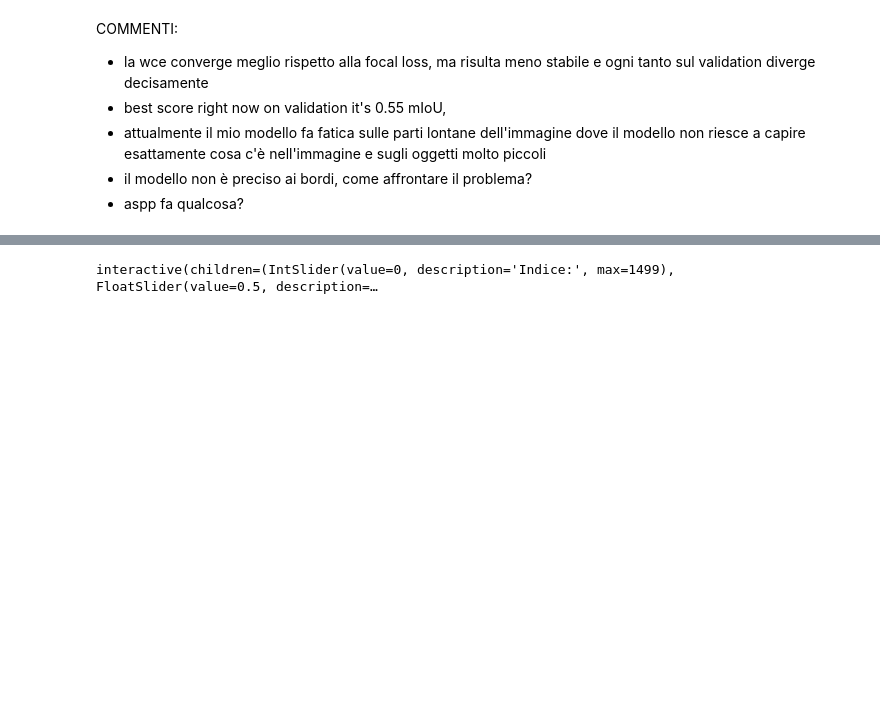
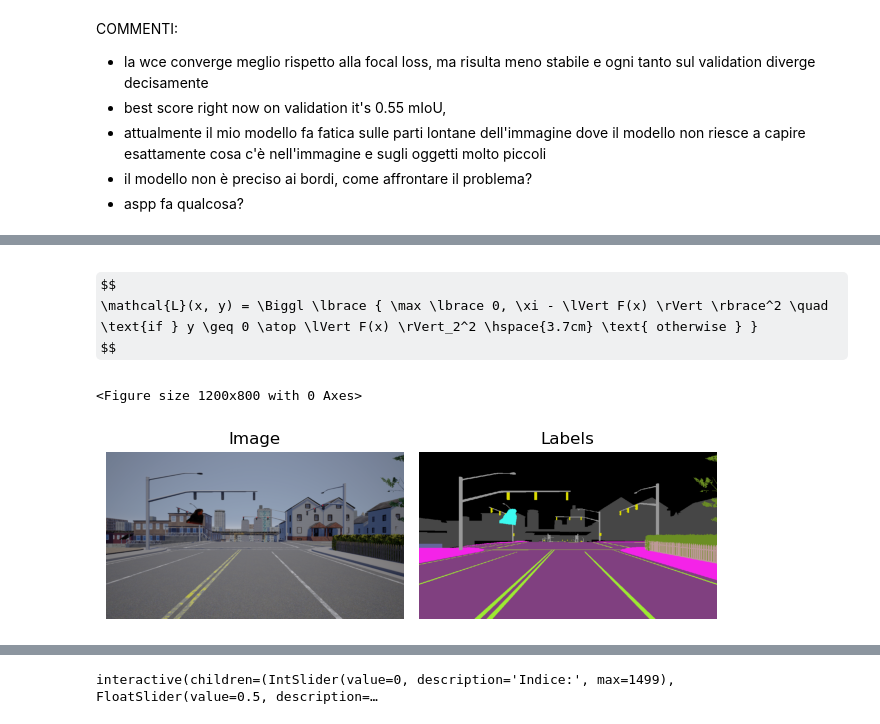
Before and after one commit to alessioarcara/ml4cv_assignment, a Jupyter notebook: main.ipynb, the cells around one changed output, grey strips where cells are left out. Cells and saved outputs as stored; diff of their text form; code cells hidden in the pictures; some formulas as TeX source; blank space fills up the shorter version.

```diff
--- a/main.ipynb
+++ b/main.ipynb
@@ -52,11 +47,7 @@ TODO
 
 fa fatica con i solar flare, potrai aggiungere una data augmentation nel training set e poi valutarla nell'ablation
 # %%
-config_path = "./config.yaml"
-
-with open(config_path, "r") as file:
-    config = yaml.safe_load(file)
-
+config = load_config("./config.yaml")
 fix_random(config["seed"])
 device = get_device()
 # %% [output]
@@ -295,0 +202,4 @@ else:
+# %% [markdown]
+$$
+\mathcal{L}(x, y) = \Biggl \lbrace { \max \lbrace 0, \xi - \lVert F(x) \rVert \rbrace^2 \quad \text{if } y \geq 0 \atop \lVert F(x) \rVert_2^2 \hspace{3.7cm} \text{ otherwise } }
+$$
@@ -295,0 +242,21 @@ else:
+# %%
+def visualize_outlier_exposure(sample, figsize=(12, 8)):
+    plt.figure(figsize=figsize)
+    fig, axs = plt.subplots(1, 2)
+
+    axs[0].imshow(denorm(sample[0]))
+    axs[0].set_title("Image")
+    axs[0].axis("off")
+
+    axs[1].imshow(color(sample[1], COLORS))
+    axs[1].set_title("Labels")
+    axs[1].axis("off")
+
+    plt.tight_layout()
+    plt.show()
+
+
+visualize_outlier_exposure(train_data_w_anomalies[0])
+# %% [output]
+<Figure size 1200x800 with 0 Axes>
+[figure, added]
```
Also changed, not shown: parts of 16 cells of this notebook, 6 other files.
